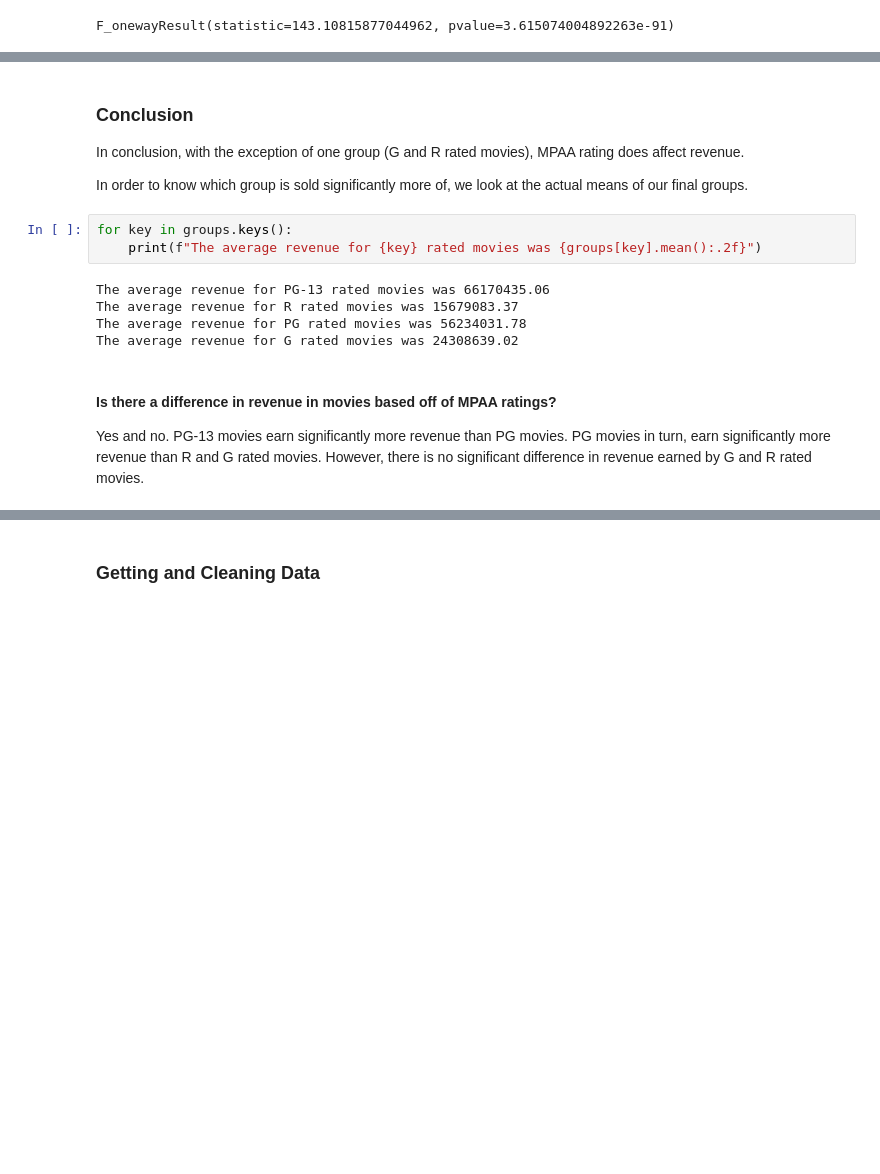
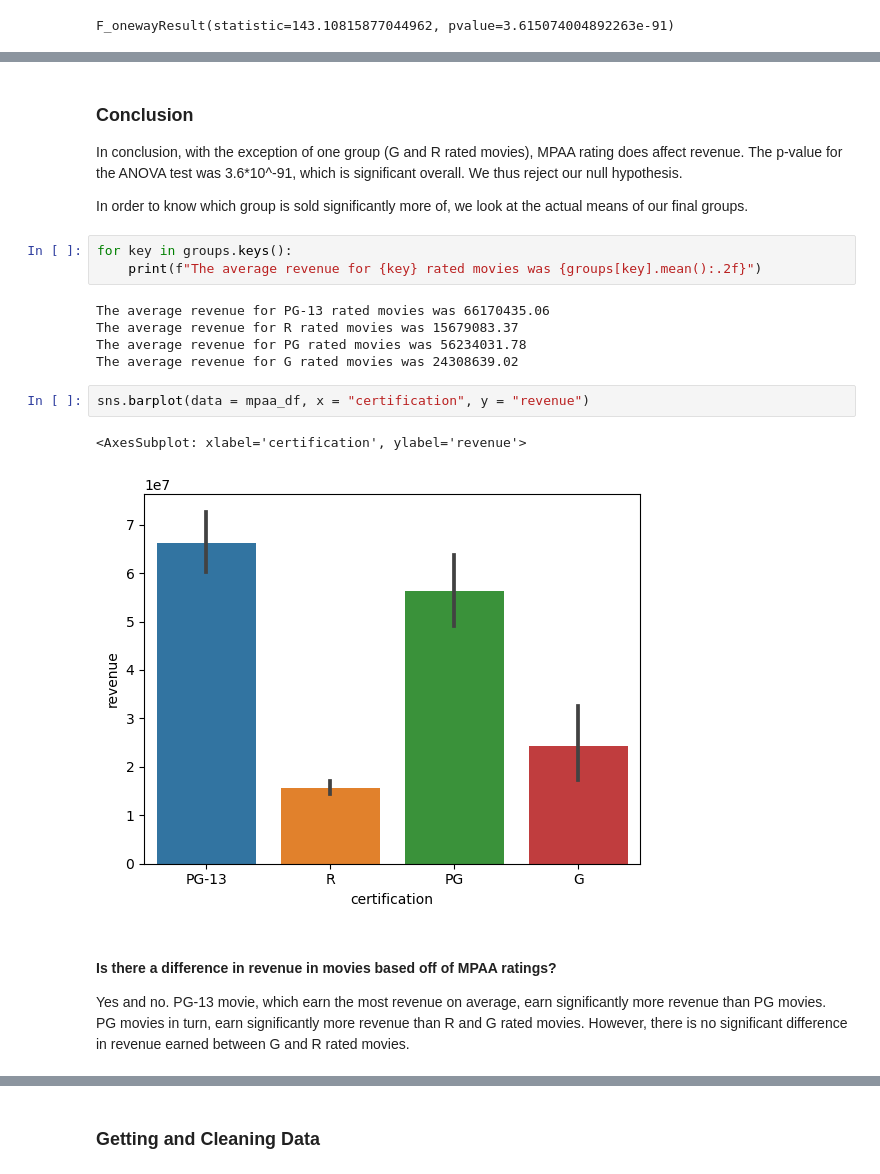
Before and after one commit to JosephPLim/IMDB-Movies, a Jupyter notebook: Hypothesis-Testing.ipynb, the cells around one changed output, grey strips where cells are left out. Saved outputs shown, nothing was run; the diff lists cells and outputs as text; blank space fills up the shorter version.

```diff
--- a/Hypothesis-Testing.ipynb
+++ b/Hypothesis-Testing.ipynb
@@ -206,7 +209,7 @@ Multiple Comparison of Means - Tukey HSD, FWER=0.05
 # %% [markdown]
 ### Conclusion
 
-In conclusion, with the exception of one group (G and R rated movies), MPAA rating does affect revenue.
+In conclusion, with the exception of one group (G and R rated movies), MPAA rating does affect revenue. The p-value for the ANOVA test was 3.6*10^-91, which is significant overall. We thus reject our null hypothesis.
 
 In order to know which group is sold significantly more of, we look at the actual means of our final groups.
 # %%
@@ -217,10 +220,15 @@ The average revenue for PG-13 rated movies was 66170435.06
 The average revenue for R rated movies was 15679083.37
 The average revenue for PG rated movies was 56234031.78
 The average revenue for G rated movies was 24308639.02
+# %%
+sns.barplot(data = mpaa_df, x = "certification", y = "revenue")
+# %% [output]
+<AxesSubplot: xlabel='certification', ylabel='revenue'>
+[figure, added]
 # %% [markdown]
 #### Is there a difference in revenue in movies based off of MPAA ratings?
 
-Yes and no. PG-13 movies earn significantly more revenue than PG movies. PG movies in turn, earn significantly more revenue than R and G rated movies. However, there is no significant difference in revenue earned by G and R rated movies.
+Yes and no. PG-13 movie, which earn the most revenue on average, earn significantly more revenue than PG movies. PG movies in turn, earn significantly more revenue than R and G rated movies. However, there is no significant difference in revenue earned between G and R rated movies.
 # %% [markdown]
 ## Hypothesis 2: Is there a difference in revenue in movies pre and during the pandemic?
 
```
Also changed, not shown: parts of 6 cells of this notebook.
